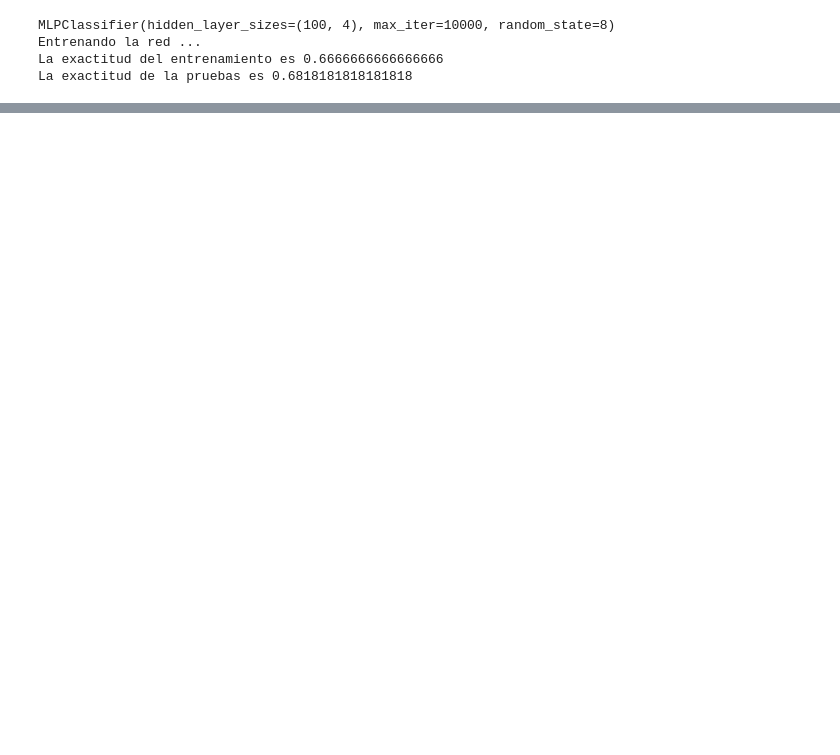
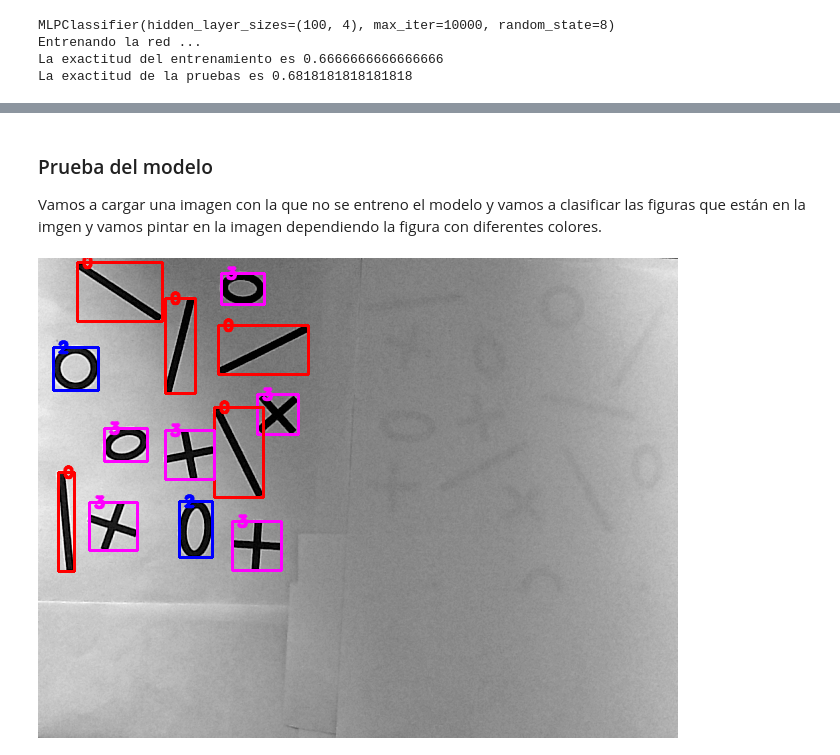
Before and after one commit to anderdefector/CienciaViva, a Jupyter notebook: TallerCienciaViva.ipynb, the cells around one changed output, grey strips where cells are left out. Drawn from its saved outputs; the diff is of its cells as text; code cells hidden in the pictures; blank space fills up the shorter version.

Commit message:
Prueba pintando sobre la imagen

```diff
--- a/TallerCienciaViva.ipynb
+++ b/TallerCienciaViva.ipynb
@@ -250,17 +256,17 @@ La exactitud de la pruebas es 0.6818181818181818
 # %%
 parameter_space = {
-    'hidden_layer_sizes': [(10,5,4),(10,4), (7, 4)],
+    'hidden_layer_sizes': [(16,8),(10,4), (8, 4)],
     'activation': ['tanh', 'relu', 'logistic'],
+    'random_state': [0,1 ,2, 3, 4],
     'solver': ['sgd', 'adam', 'lbfgs'],
     'alpha': [0.0001, 0.05],
     'learning_rate': ['constant','adaptive'],
 }
 
-red_malla = MLPClassifier(max_iter=100000)
-
+red_malla = MLPClassifier(max_iter=10000000)
 clf = GridSearchCV(red_malla, parameter_space, n_jobs=-1, cv=5)
 clf.fit(Xentrena, yentrena)
-print(clf.best_params_)
+print("Los mejores parámetros para esta red son los siguientes: {}".format(clf.best_params_))
 # %% [output]
 STOP: TOTAL NO. of f AND g EVALUATIONS EXCEEDS LIMIT.
 
@@ -282,0 +367,59 @@ Increase the number of iterations (max_iter) or scale the data as shown in:
+# %% [markdown]
+### Prueba del modelo
+
+Vamos a cargar una imagen con la que no se entreno el modelo y vamos a clasificar las figuras que están en la imgen y vamos pintar en la imagen dependiendo la figura con diferentes colores.
+# %%
+nombre = "FotoPrueba/Prueba1.png"
+
+font = cv2.FONT_HERSHEY_SIMPLEX
+org = (50, 50)
+fontScale = 0.5
+
+thickness = 2
+
+ImgColor = cv2.imread( nombre)
+Img1 = cv2.imread( nombre, cv2.IMREAD_GRAYSCALE )
+
+limInferior = 45
+limSuperior = 255
+
+ret,thresh1 = cv2.threshold(Img1,limInferior, limSuperior,cv2.THRESH_BINARY_INV)
+
+n, Labels, stats, centroids = cv2.connectedComponentsWithStats( thresh1 )
+i = 1
+while i < n :
+    #Se obtiene el perimetro
+    x1 =  stats[i, cv2.CC_STAT_LEFT]
+    y1 =  stats[i, cv2.CC_STAT_TOP]
+    x2 = x1 + stats[i,cv2.CC_STAT_WIDTH]
+    y2 = y1 + stats[i,cv2.CC_STAT_HEIGHT]
+    #Se toman las esquinas de un rectangulo de la imagen binarizada y solo se analiza esa región
+    Img2 = thresh1[y1:y2,x1:x2]
+    mu = cv2.moments( Img2, True )
+    hu = cv2.HuMoments(mu)
+    #print(hu.shape)
+    #print(hu.T)
+    ypredicha = red_optimizada.predict(hu.T)
+
+    if(ypredicha == 0):
+        color = (255, 0, 0)
+        MCor = cv2.putText(ImgColor, '0', (x1+5,y1+5), font, fontScale, color, thickness, cv2.LINE_AA)
+    if(ypredicha == 1):
+        color = (0, 255, 0)
+        MCor = cv2.putText(ImgColor, '1', (x1+5,y1+5), font, fontScale, color, thickness, cv2.LINE_AA)
+    if(ypredicha == 2):
+        color = (0, 0, 255)
+        MCor = cv2.putText(ImgColor, '2', (x1+5,y1+5), font, fontScale, color, thickness, cv2.LINE_AA)
+    if(ypredicha == 3):
+        color = (255, 0, 255)
+        MCor = cv2.putText(ImgColor, '3', (x1+5,y1+5), font, fontScale, color, thickness, cv2.LINE_AA)
+    start_point = (x1, y1)
+    end_point = (x2, y2)
+
+    thickness = 2
+    MCor = cv2.rectangle(ImgColor, start_point, end_point, color, thickness)
+    i = i + 1
+
+display(Image.fromarray(MCor))
+# %% [output]
+[figure, added]
```
Also changed, not shown: parts of 7 cells of this notebook, 2 other files.
